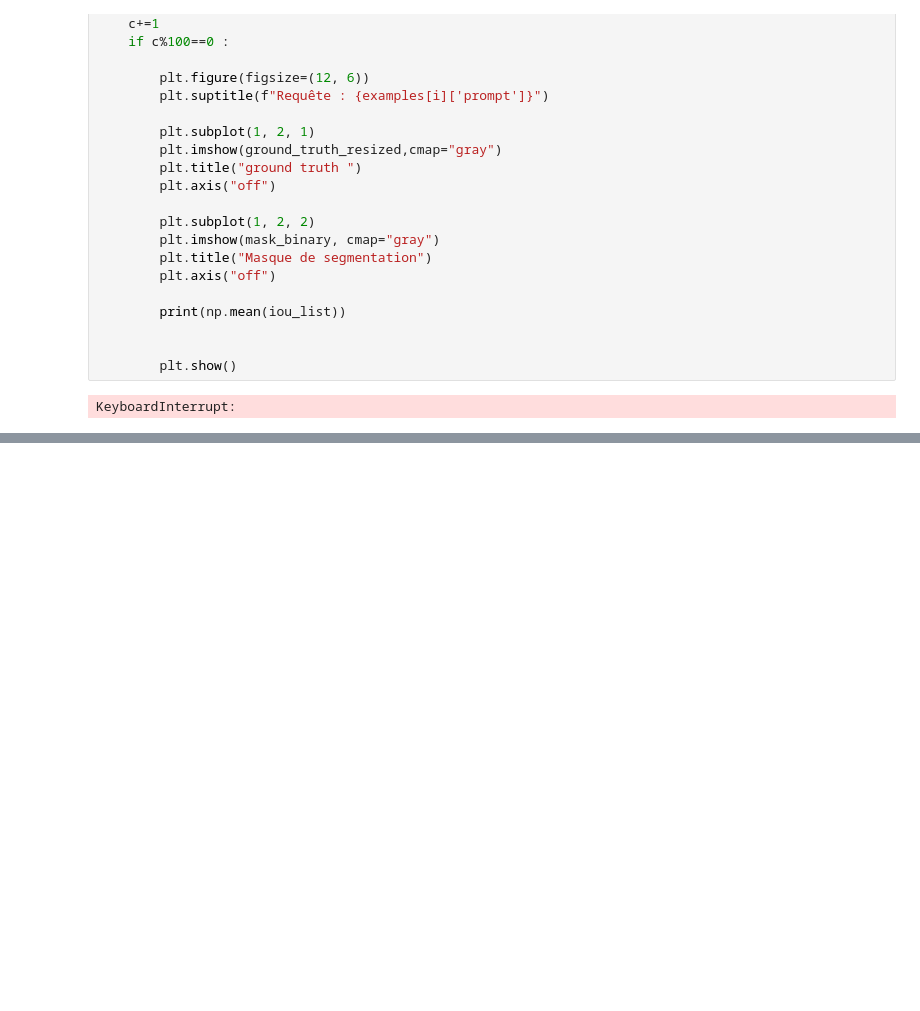
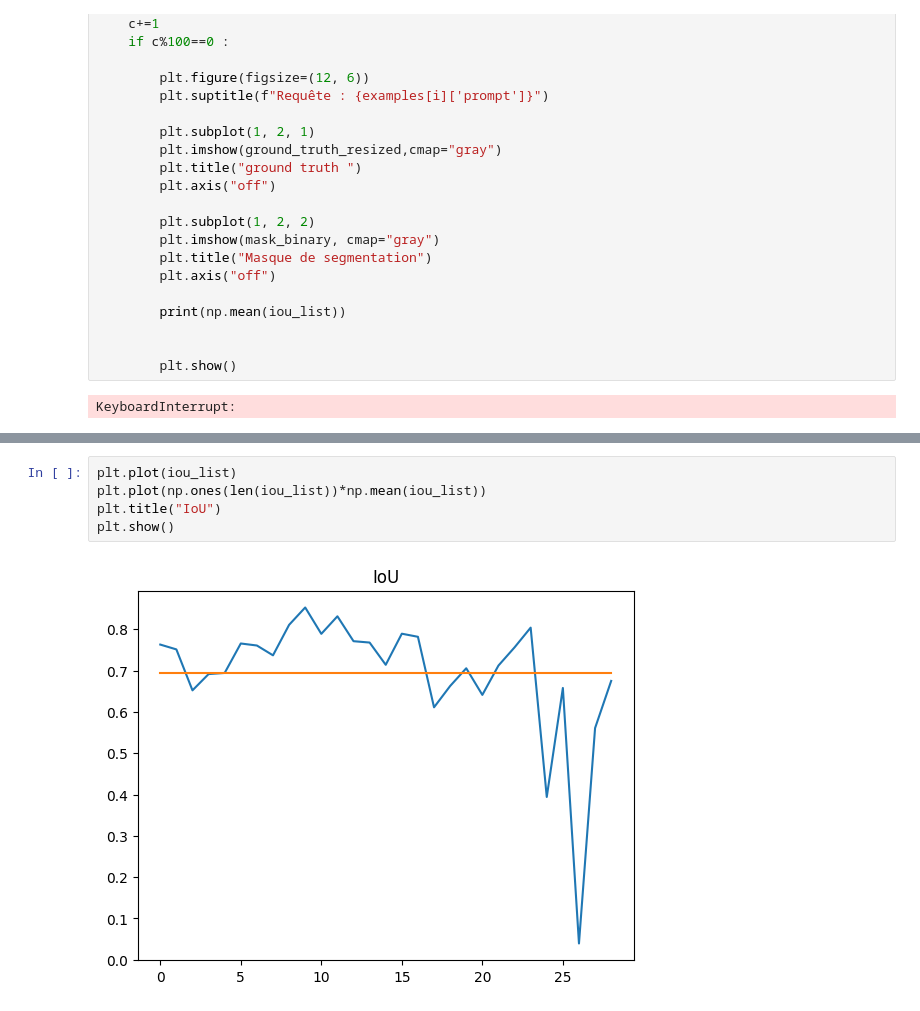
Before and after one commit to Yassine-Serroukhe-Idrissi/INF6804, a Jupyter notebook: TP2/notebook_zero_shot.ipynb, the cells around one changed output, grey strips where cells are left out. Saved outputs shown, nothing was run; the diff lists cells and outputs as text; blank space fills up the shorter version.

```diff
--- a/TP2/notebook_zero_shot.ipynb
+++ b/TP2/notebook_zero_shot.ipynb
@@ -300,0 +254,7 @@ for index in range(len(examples)):
+# %%
+plt.plot(iou_list)
+plt.plot(np.ones(len(iou_list))*np.mean(iou_list))
+plt.title("IoU")
+plt.show()
+# %% [output]
+[figure, added]
```
Also changed, not shown: parts of 7 cells of this notebook.
